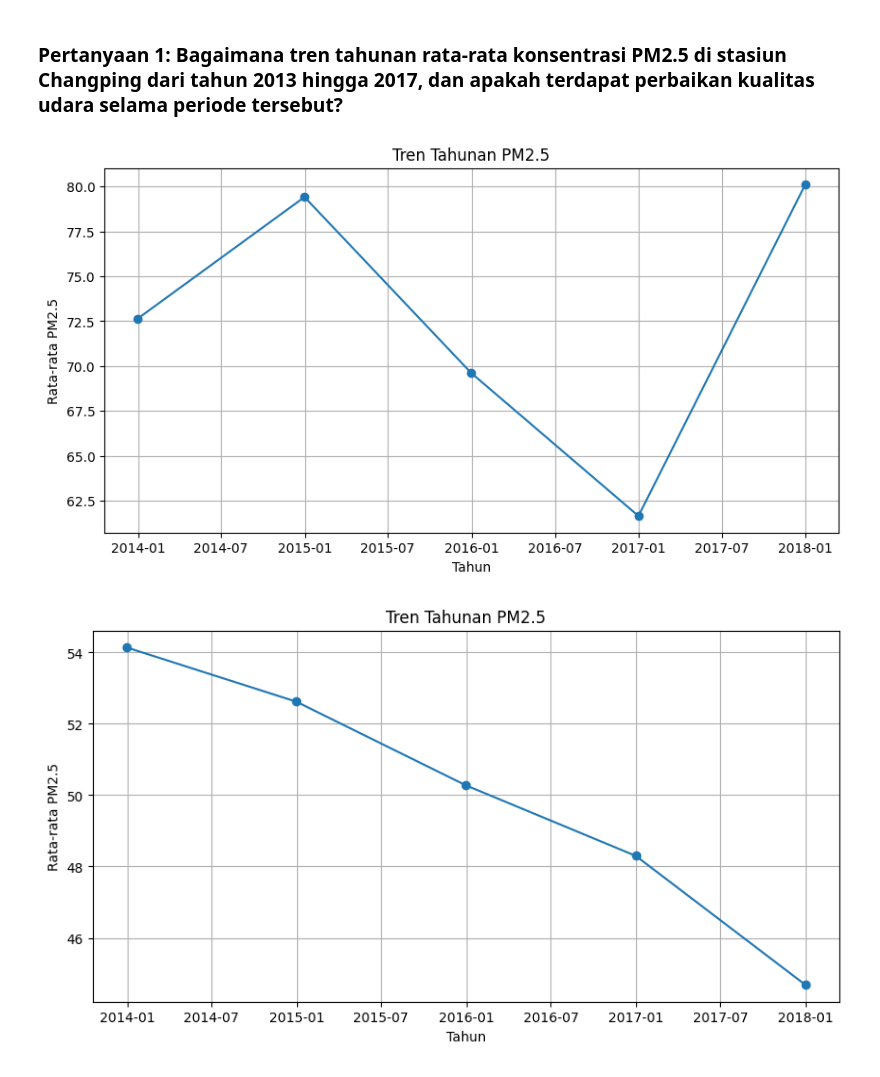
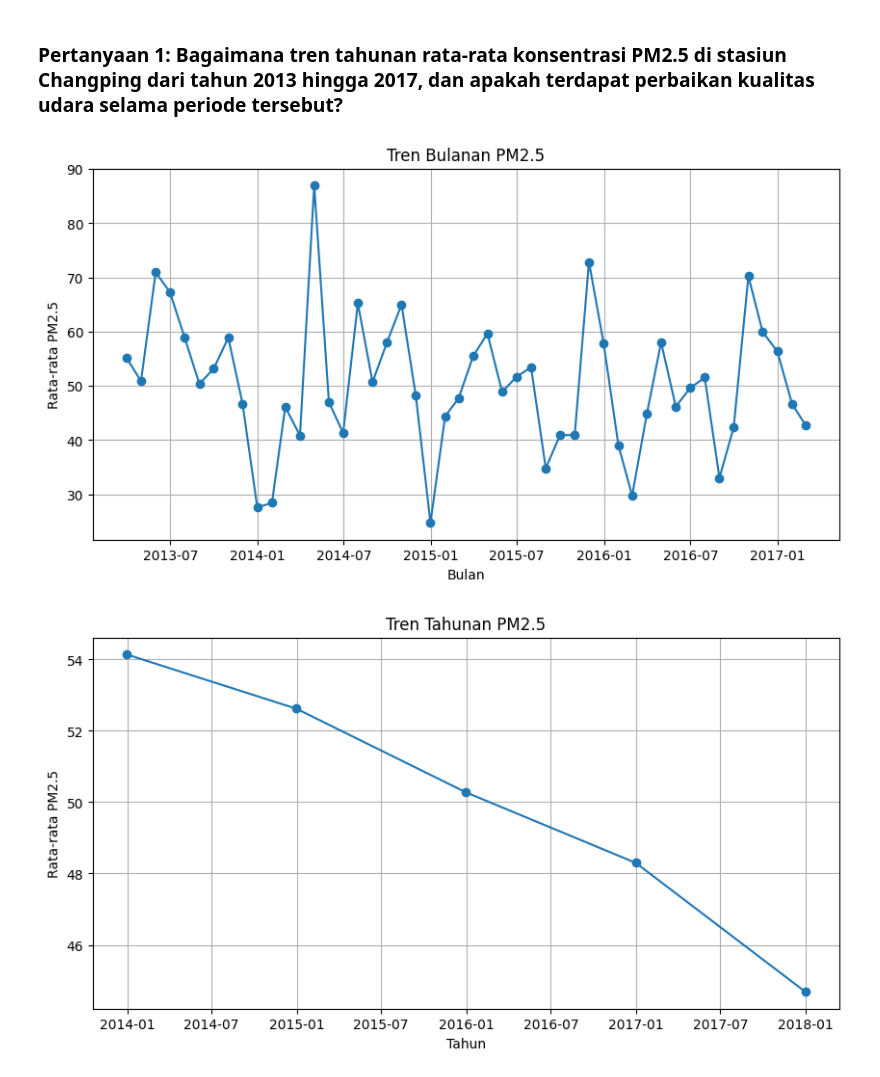
Before and after one commit to WiseStar282/Changping-AirQuality, a Jupyter notebook: analisis data/Proyek_Analisis_Data.ipynb, the cells around one changed output. Saved outputs shown, nothing was run; the diff lists cells and outputs as text; code cells hidden in the pictures.

```diff
--- a/analisis data/Proyek_Analisis_Data.ipynb
+++ b/analisis data/Proyek_Analisis_Data.ipynb
@@ -727,7 +742,7 @@ df_filtered.to_csv('data_filtered.csv')
 # %%
-visual_line(df,'PM2.5','Y')
+visual_line(df_filtered,'PM2.5','M')
 # %% [output]
-[figure, old version]
+[figure, new version]
 # %%
 visual_line(df_filtered,'PM2.5','Y')
 # %% [output]
```
Also changed, not shown: parts of 7 cells of this notebook.
